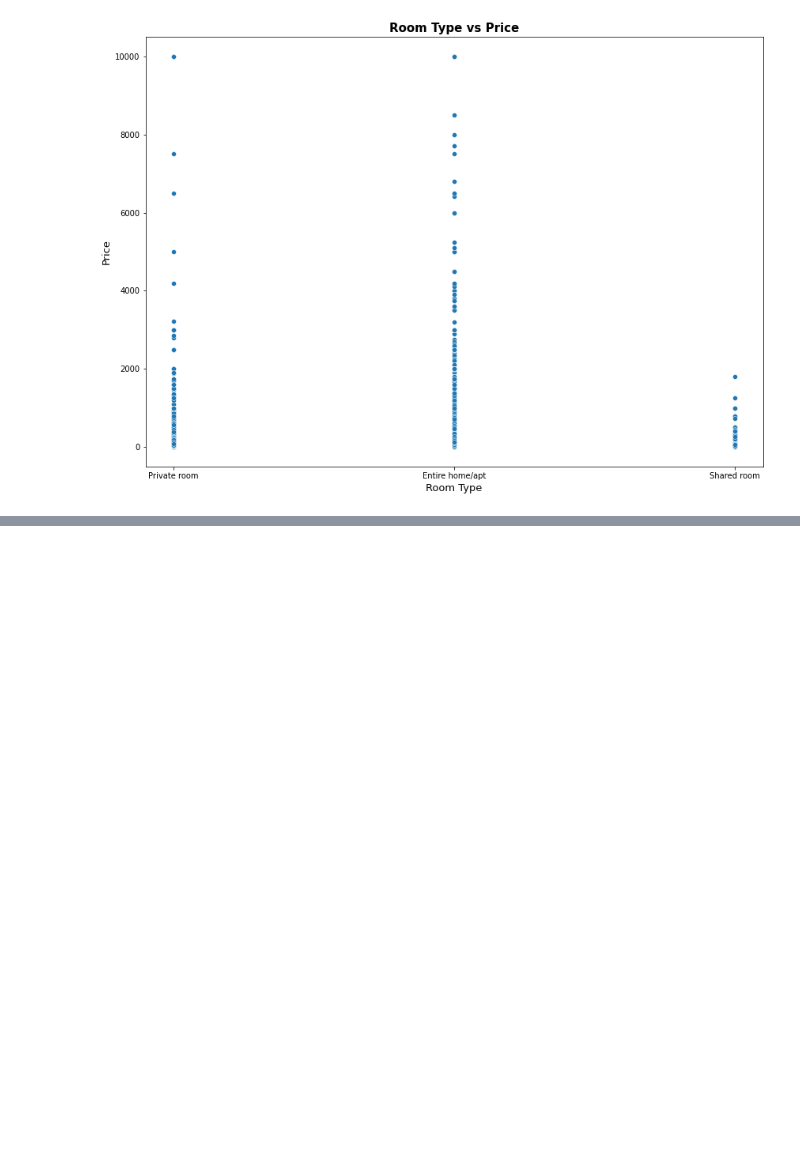
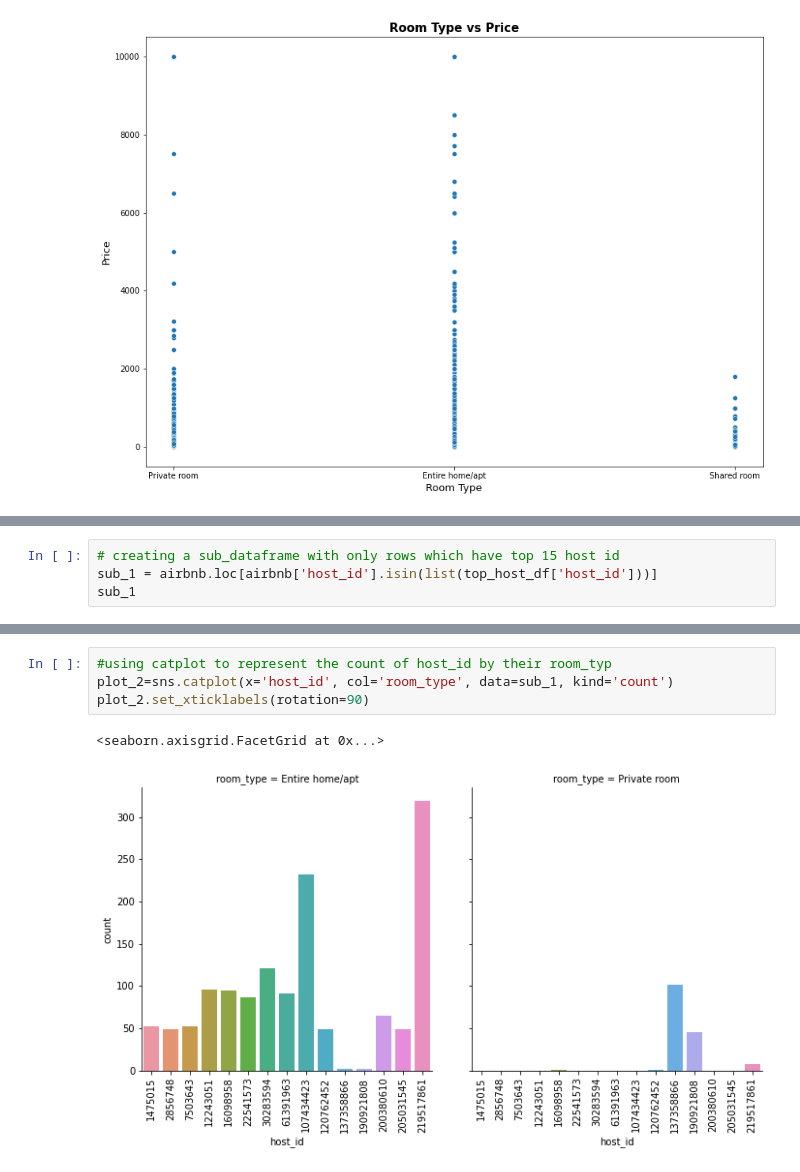
Before and after one commit to varnit836/Airbnb-NYC-2019, a Jupyter notebook: Airbnb_Bookings_Analysis_Capstone_Project.ipynb, the cells around one changed output, grey strips where cells are left out. Drawn from its saved outputs; the diff is of its cells as text; blank space fills up the shorter version.

```diff
--- a/Airbnb_Bookings_Analysis_Capstone_Project.ipynb
+++ b/Airbnb_Bookings_Analysis_Capstone_Project.ipynb
@@ -98,0 +183,4 @@ Text(0.5, 1.0, 'Room Type vs Price')
+# %%
+# creating a sub_dataframe with only rows which have top 15 host id
+sub_1 = airbnb.loc[airbnb['host_id'].isin(list(top_host_df['host_id']))]
+sub_1
@@ -98,0 +201,7 @@ Text(0.5, 1.0, 'Room Type vs Price')
+# %%
+#using catplot to represent the count of host_id by their room_typ
+plot_2=sns.catplot(x='host_id', col='room_type', data=sub_1, kind='count')
+plot_2.set_xticklabels(rotation=90)
+# %% [output]
+<seaborn.axisgrid.FacetGrid at 0x...>
+[figure, added]
```
Also changed, not shown: parts of 9 cells of this notebook.
